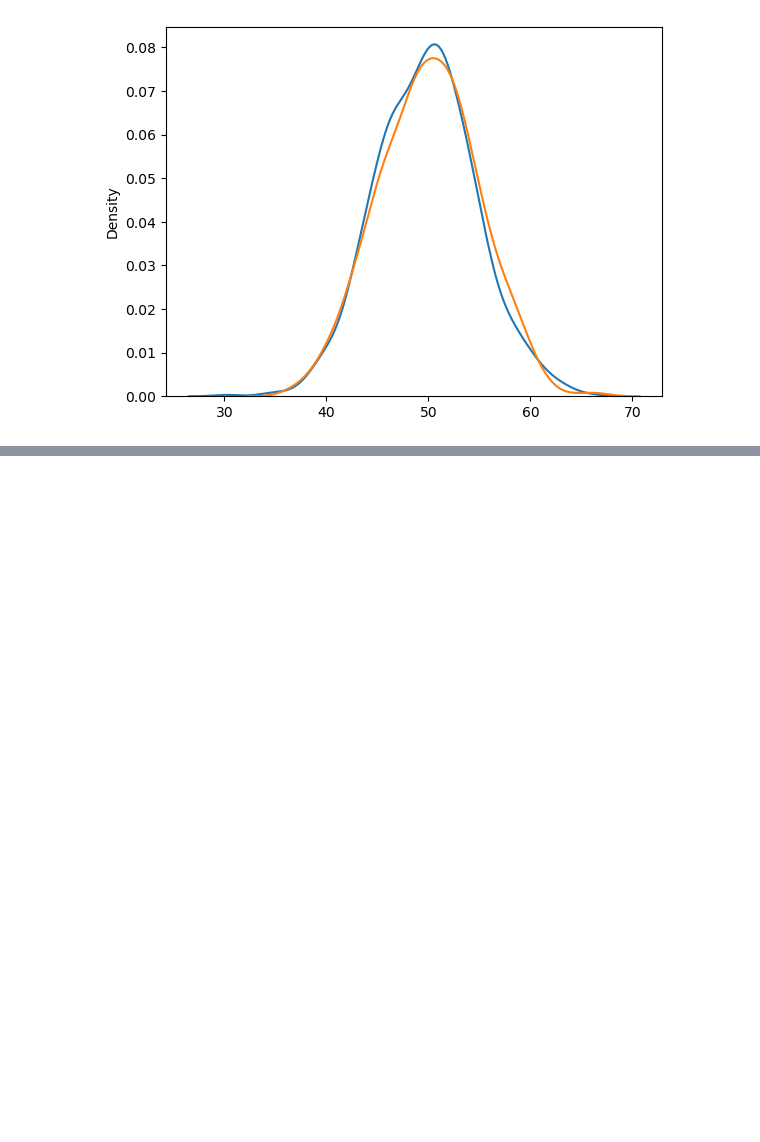
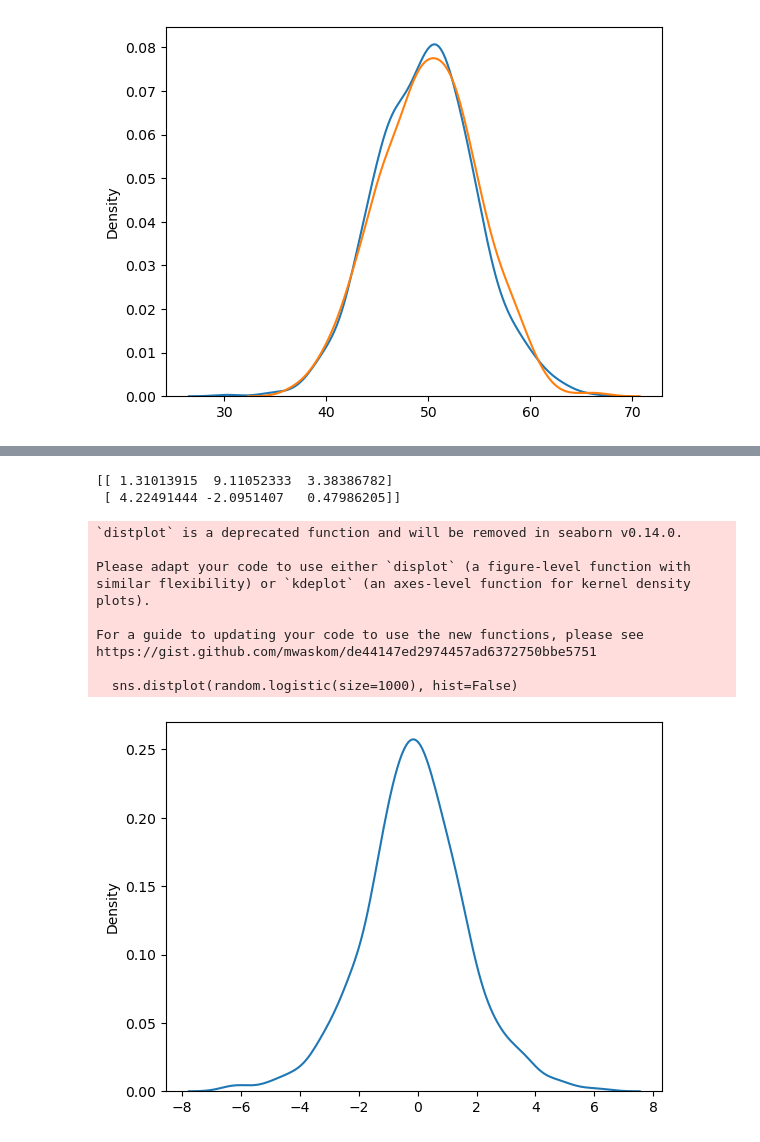
Before and after one commit to martinkilombe/Machine-Learning-Libraries, a Jupyter notebook: Numpy Learning w3school.ipynb, the cells around one changed output, grey strips where cells are left out. Drawn from its saved outputs; the diff is of its cells as text; code cells hidden in the pictures; blank space fills up the shorter version.

```diff
--- a/Numpy Learning w3school.ipynb
+++ b/Numpy Learning w3school.ipynb
@@ -688,0 +757,22 @@ https://gist.github.com/mwaskom/de44147ed2974457ad6372750bbe5751
+# %%
+#Draw 2x3 samples from a logistic distribution with mean at 1 and stddev 2.0:
+x = random.logistic(loc=1, scale=2, size=(2,3))
+print(x)
+# %% [output]
+[[ 1.31013915  9.11052333  3.38386782]
+ [ 4.22491444 -2.0951407   0.47986205]]
+# %%
+#Visualization of Logistic Distribution
+sns.distplot(random.logistic(size=1000), hist=False)
+plt.show()
+# %% [output]
+`distplot` is a deprecated function and will be removed in seaborn v0.14.0.
+
+Please adapt your code to use either `displot` (a figure-level function with
+similar flexibility) or `kdeplot` (an axes-level function for kernel density plots).
+
+For a guide to updating your code to use the new functions, please see
+https://gist.github.com/mwaskom/de44147ed2974457ad6372750bbe5751
+
+  sns.distplot(random.logistic(size=1000), hist=False)
+[figure, added]
```
Also changed, not shown: parts of 17 cells of this notebook.
